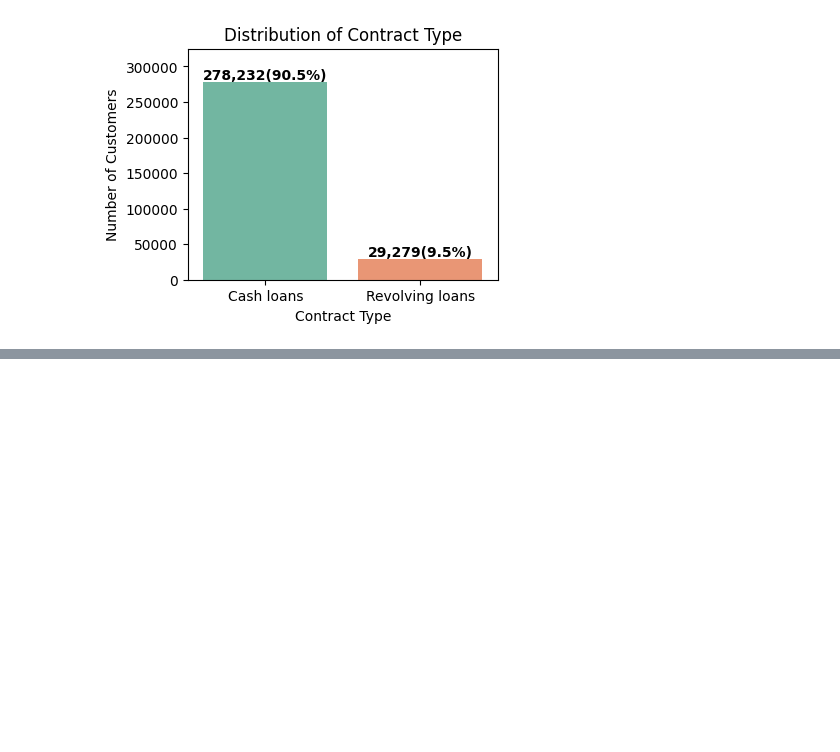
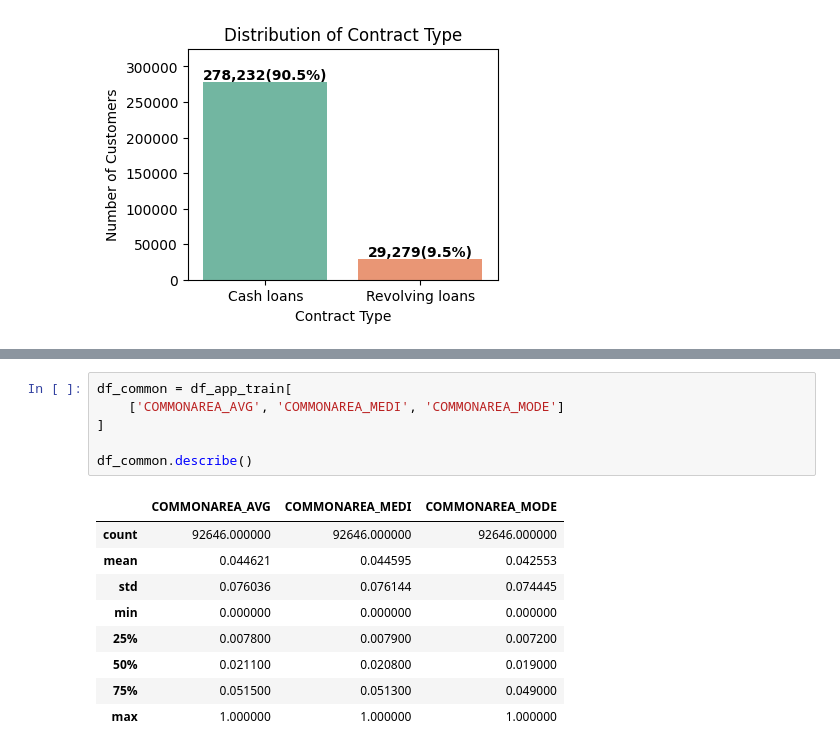
Before and after one commit to oknardo/Home_Credit_Scorecard_Model, a Jupyter notebook: EDA_application_train.ipynb, the cells around one changed output, grey strips where cells are left out. Drawn from its saved outputs; the diff is of its cells as text; blank space fills up the shorter version.

```diff
--- a/EDA_application_train.ipynb
+++ b/EDA_application_train.ipynb
@@ -210,0 +258,16 @@ dtype: int64
+# %%
+df_common = df_app_train[
+    ['COMMONAREA_AVG', 'COMMONAREA_MEDI', 'COMMONAREA_MODE']
+]
+
+df_common.describe()
+# %% [output]
+|  | COMMONAREA_AVG | COMMONAREA_MEDI | COMMONAREA_MODE |
+| count | 92646.000000 | 92646.000000 | 92646.000000 |
+| mean | 0.044621 | 0.044595 | 0.042553 |
+| std | 0.076036 | 0.076144 | 0.074445 |
+| min | 0.000000 | 0.000000 | 0.000000 |
+| 25% | 0.007800 | 0.007900 | 0.007200 |
+| 50% | 0.021100 | 0.020800 | 0.019000 |
+| 75% | 0.051500 | 0.051300 | 0.049000 |
+| max | 1.000000 | 1.000000 | 1.000000 |
```
Also changed, not shown: parts of 9 cells of this notebook.
